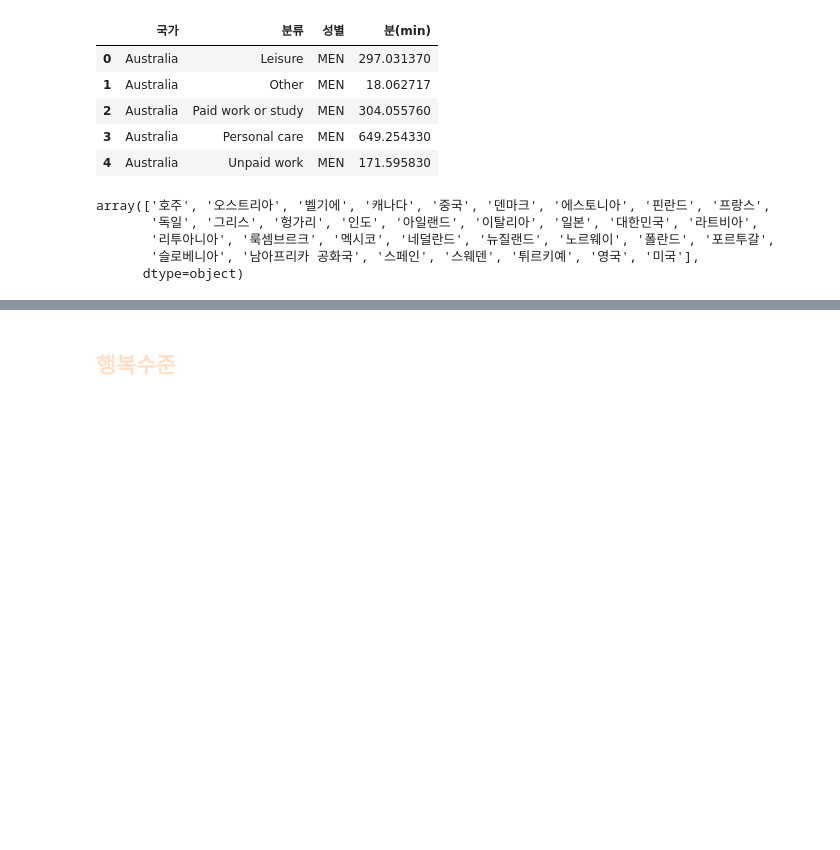
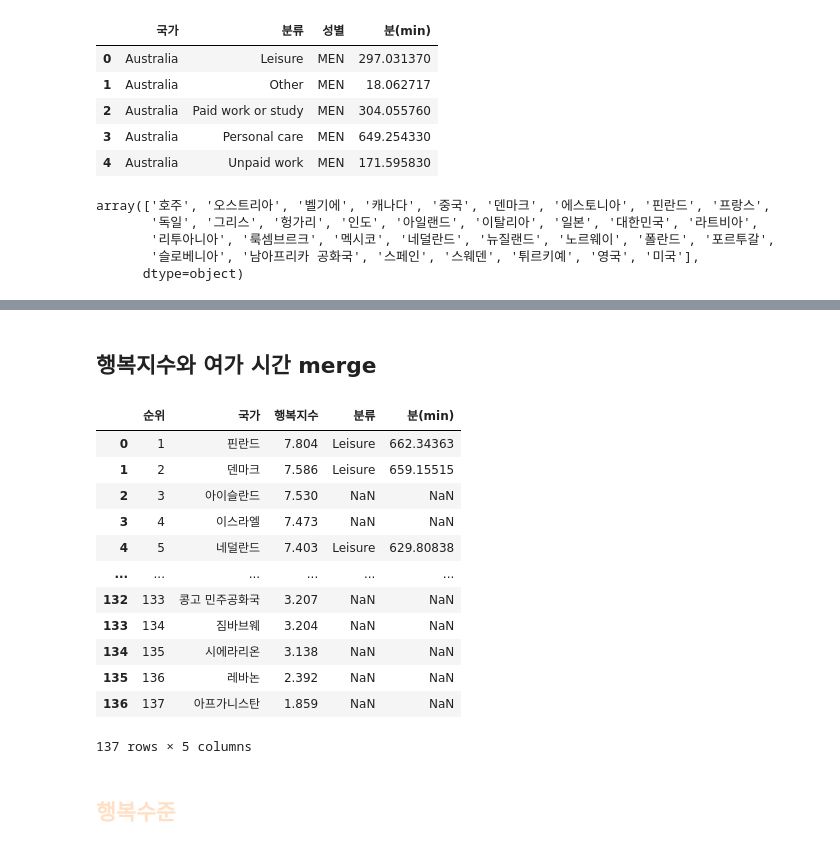
Before and after one commit to nyeokinyeoki/Toy-Projects-with-Tableau, a Jupyter notebook: Side_pro_leis.ipynb, the cells around one changed output, grey strips where cells are left out. Saved outputs shown, nothing was run; the diff lists cells and outputs as text; code cells hidden in the pictures; blank space fills up the shorter version.

Commit message:
상관관계를 위한 merge

```diff
--- a/Side_pro_leis.ipynb
+++ b/Side_pro_leis.ipynb
@@ -200,3 +200,8 @@ array(['호주', '오스트리아', '벨기에', '캐나다', '중국', '덴마
        '리투아니아', '룩셈브르크', '멕시코', '네덜란드', '뉴질랜드', '노르웨이', '폴란드', '포르투갈',
        '슬로베니아', '남아프리카 공화국', '스페인', '스웨덴', '튀르키예', '영국', '미국'],
       dtype=object)
+# %%
+timeUse_oecd_gr = timeUse_oecd.groupby(by=["국가", "분류"]).sum()
+# %%
+timeUse_oecd_gr.reset_index(inplace=True)
+timeUse_oecd_gr.head()
@@ -202,0 +215,3 @@ array(['호주', '오스트리아', '벨기에', '캐나다', '중국', '덴마
+# %%
+timeUse_oecd_gr = timeUse_oecd_gr[timeUse_oecd_gr["분류"]=="Leisure"]
+timeUse_oecd_gr.head()
@@ -202,0 +225,3 @@ array(['호주', '오스트리아', '벨기에', '캐나다', '중국', '덴마
+# %%
+timeUse_oecd_gr.reset_index(drop=True, inplace=True)
+timeUse_oecd_gr.head()
@@ -203,2 +235,21 @@ array(['호주', '오스트리아', '벨기에', '캐나다', '중국', '덴마
 # %%
 csv_to_excel(timeUse_oecd, "전처리_OECD 국가별 시간 사용.xlsx")
+# %% [markdown]
+## 행복지수와 여가 시간 merge
+# %%
+mrg_hp_use = pd.merge(happy_world, timeUse_oecd_gr, how='left', left_on="국가", right_on="국가")
+mrg_hp_use
+# %% [output]
+|  | 순위 | 국가 | 행복지수 | 분류 | 분(min) |
+| 0 | 1 | 핀란드 | 7.804 | Leisure | 662.34363 |
+| 1 | 2 | 덴마크 | 7.586 | Leisure | 659.15515 |
+| 2 | 3 | 아이슬란드 | 7.530 | NaN | NaN |
+| 3 | 4 | 이스라엘 | 7.473 | NaN | NaN |
+| 4 | 5 | 네덜란드 | 7.403 | Leisure | 629.80838 |
+| ... | ... | ... | ... | ... | ... |
+| 132 | 133 | 콩고 민주공화국 | 3.207 | NaN | NaN |
+| 133 | 134 | 짐바브웨 | 3.204 | NaN | NaN |
+| 134 | 135 | 시에라리온 | 3.138 | NaN | NaN |
+| 135 | 136 | 레바논 | 2.392 | NaN | NaN |
+| 136 | 137 | 아프가니스탄 | 1.859 | NaN | NaN |
+137 rows × 5 columns
```
Also changed, not shown: parts of 5 cells of this notebook, 1 other file.
